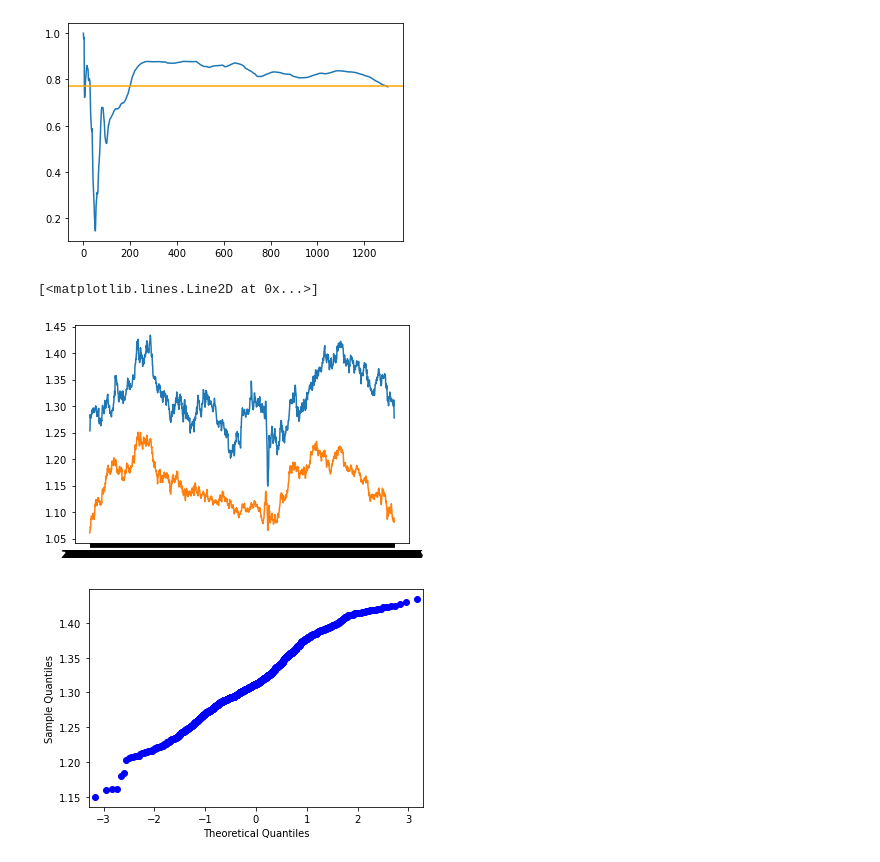
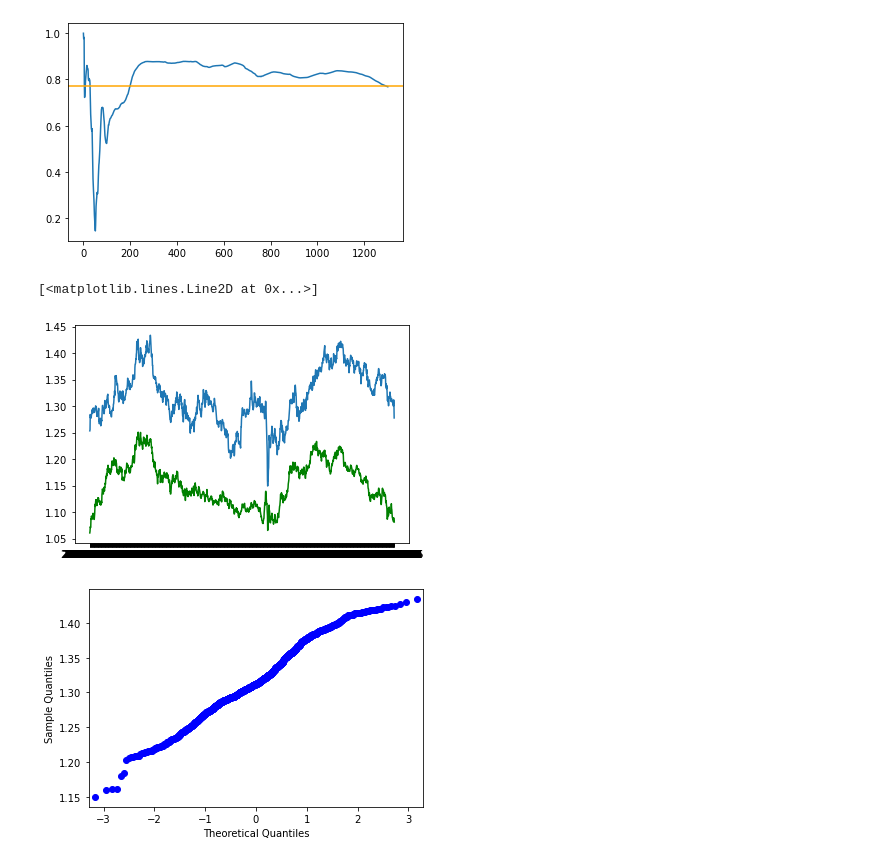
Before and after one commit to klaudynka245/statistics, a Jupyter notebook: projekt.ipynb, the cells around one changed output. Saved outputs shown, nothing was run; the diff lists cells and outputs as text; code cells hidden in the pictures.

```diff
--- a/projekt.ipynb
+++ b/projekt.ipynb
@@ -66,11 +66,11 @@ plt.axhline(0.77, color = 'orange')
 # %%
 xd = X['Date']
 yd = Y['Date']
 plt.plot(xd,x)
-plt.plot(yd,y)
+plt.plot(yd,y, color='green')
 # %% [output]
 [<matplotlib.lines.Line2D at 0x...>]
-[figure, old version]
+[figure, new version]
 # %%
 sm.qqplot(x)
 pb.show()
```
Also changed, not shown: parts of 4 cells of this notebook, 6 other files.
